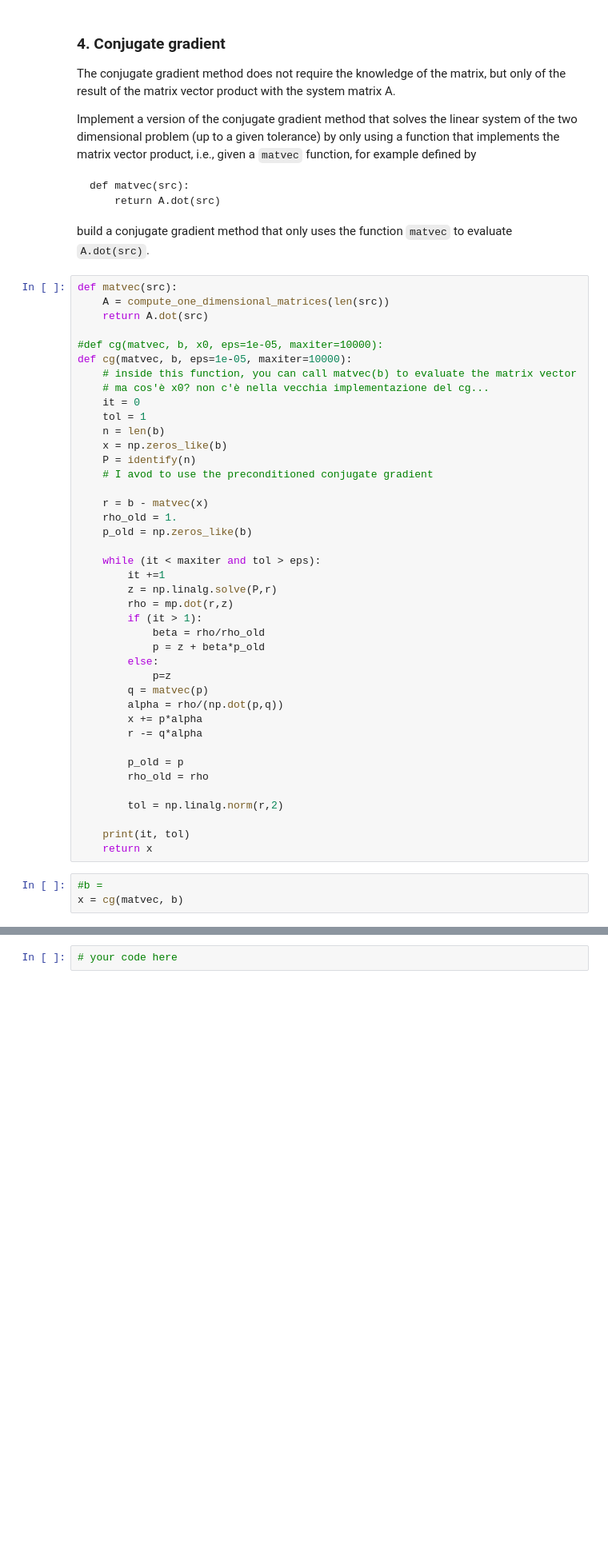
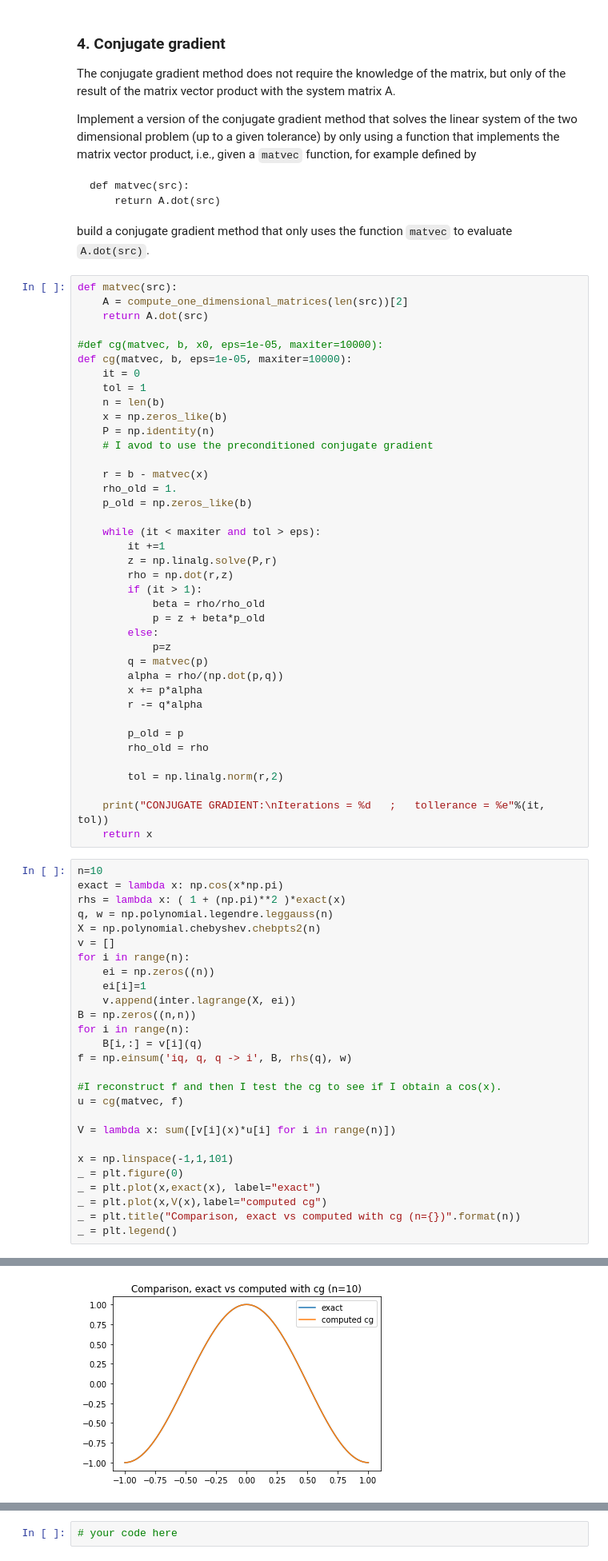
Before and after one commit to mattiamencagli/numerical-analysis-2020-2021, a Jupyter notebook: FinalProject-2020-2021.ipynb, the cells around one changed output, grey strips where cells are left out. Shown at 80% size. Cells and saved outputs as stored; diff of their text form; blank space fills up the shorter version.

```diff
--- a/FinalProject-2020-2021.ipynb
+++ b/FinalProject-2020-2021.ipynb
@@ -462,18 +468,16 @@ def matvec(src):
 build a conjugate gradient method that only uses the function `matvec` to evaluate `A.dot(src)`.
 # %%
 def matvec(src):
-    A = compute_one_dimensional_matrices(len(src))
+    A = compute_one_dimensional_matrices(len(src))[2]
     return A.dot(src)
 
 #def cg(matvec, b, x0, eps=1e-05, maxiter=10000):
 def cg(matvec, b, eps=1e-05, maxiter=10000):
-    # inside this function, you can call matvec(b) to evaluate the matrix vector
-    # ma cos'è x0? non c'è nella vecchia implementazione del cg...
     it = 0
     tol = 1
     n = len(b)
     x = np.zeros_like(b)
-    P = identify(n)
+    P = np.identity(n)
     # I avod to use the preconditioned conjugate gradient
 
     r = b - matvec(x)
@@ -483,7 +487,7 @@ def cg(matvec, b, eps=1e-05, maxiter=10000):
     while (it < maxiter and tol > eps):
         it +=1
         z = np.linalg.solve(P,r)
-        rho = mp.dot(r,z)
+        rho = np.dot(r,z)
         if (it > 1):
             beta = rho/rho_old
             p = z + beta*p_old
@@ -499,8 +503,33 @@ def cg(matvec, b, eps=1e-05, maxiter=10000):
 
         tol = np.linalg.norm(r,2)
 
-    print(it, tol)
+    print("CONJUGATE GRADIENT:\nIterations = %d   ;   tollerance = %e"%(it, tol))
     return x
-# %%
-#b =
-x = cg(matvec, b)
+# %%
+n=10
+exact = lambda x: np.cos(x*np.pi)
+rhs = lambda x: ( 1 + (np.pi)**2 )*exact(x)
+q, w = np.polynomial.legendre.leggauss(n)
+X = np.polynomial.chebyshev.chebpts2(n)
+v = []
+for i in range(n):
+    ei = np.zeros((n))
+    ei[i]=1
+    v.append(inter.lagrange(X, ei))
+B = np.zeros((n,n))
+for i in range(n):
+    B[i,:] = v[i](q)
+f = np.einsum('iq, q, q -> i', B, rhs(q), w)
+
+#I reconstruct f and then I test the cg to see if I obtain a cos(x).
+u = cg(matvec, f)
+
+V = lambda x: sum([v[i](x)*u[i] for i in range(n)])
+
+x = np.linspace(-1,1,101)
+_ = plt.figure(0)
+_ = plt.plot(x,exact(x), label="exact")
+_ = plt.plot(x,V(x),label="computed cg")
+_ = plt.title("Comparison, exact vs computed with cg (n={})".format(n))
+_ = plt.legend()
+# %% [output]
@@ -507,3 +538,4 @@ x = cg(matvec, b)
+[figure, added]
 # %% [markdown]
 ### 5. "Matrix free" evaluation
 
```
Also changed, not shown: parts of 3 cells of this notebook.
